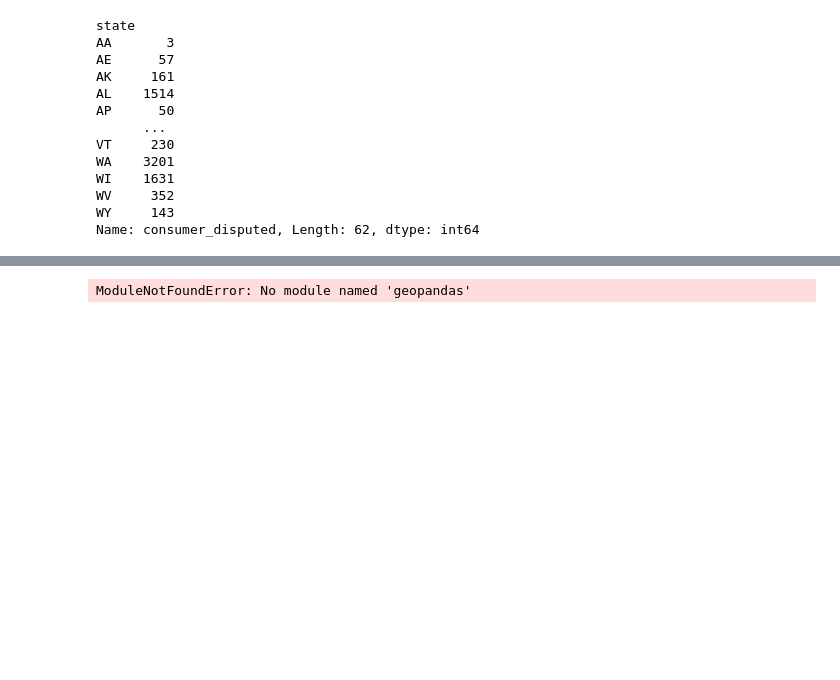
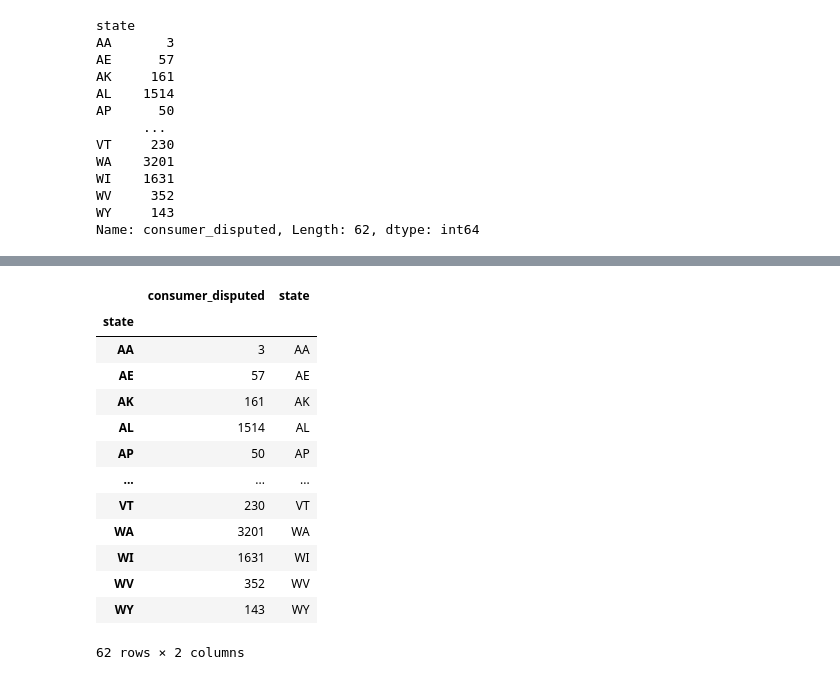
Before and after one commit to UBC-MDS/DSCI-522_Team12, a Jupyter notebook: notebooks/1.1-dn-eda.ipynb, the cells around one changed output, grey strips where cells are left out. Drawn from its saved outputs; the diff is of its cells as text; code cells hidden in the pictures; blank space fills up the shorter version.

```diff
--- a/notebooks/1.1-dn-eda.ipynb
+++ b/notebooks/1.1-dn-eda.ipynb
@@ -88,6 +105,23 @@ state_wise = complaints_df[complaints_df['consumer_disputed'] == 'Yes'][['state'
+# %%
+x = geopandas.GeoDataFrame(state_wise)
+x
+# %% [output]
+|  | consumer_disputed | state |
+| state |  |  |
+| AA | 3 | AA |
+| AE | 57 | AE |
+| AK | 161 | AK |
+| AL | 1514 | AL |
+| AP | 50 | AP |
+| ... | ... | ... |
+| VT | 230 | VT |
+| WA | 3201 | WA |
+| WI | 1631 | WI |
+| WV | 352 | WV |
+| WY | 143 | WY |
+62 rows × 2 columns
 # %%
 import geopandas
-state_wise = geopandas(state_wise)
+state_wise['state'] = state_wise.index
+state_wise.state = state_wise.state.to_crs("EPSG:3395")
 state_wise
-# %% [output]
-ModuleNotFoundError: No module named 'geopandas'
```
Also changed, not shown: parts of 3 cells of this notebook.
